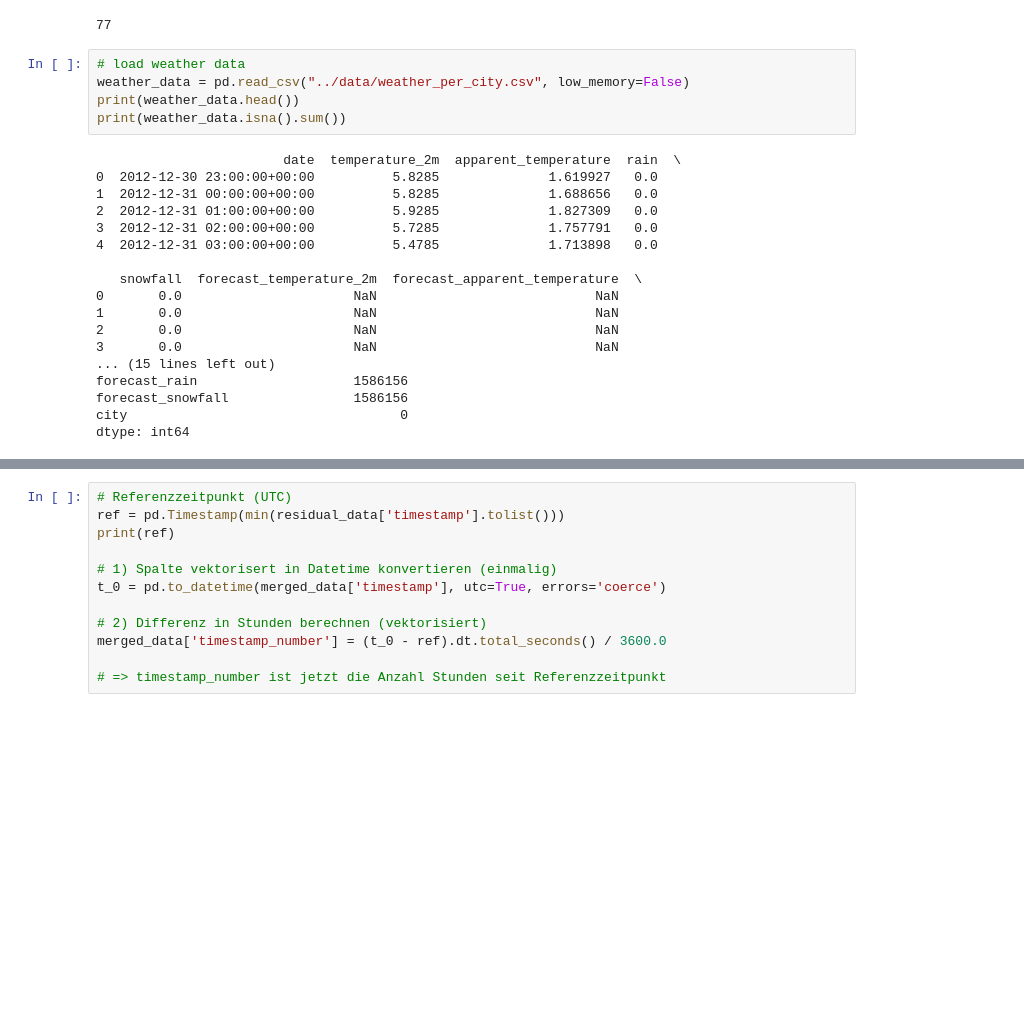
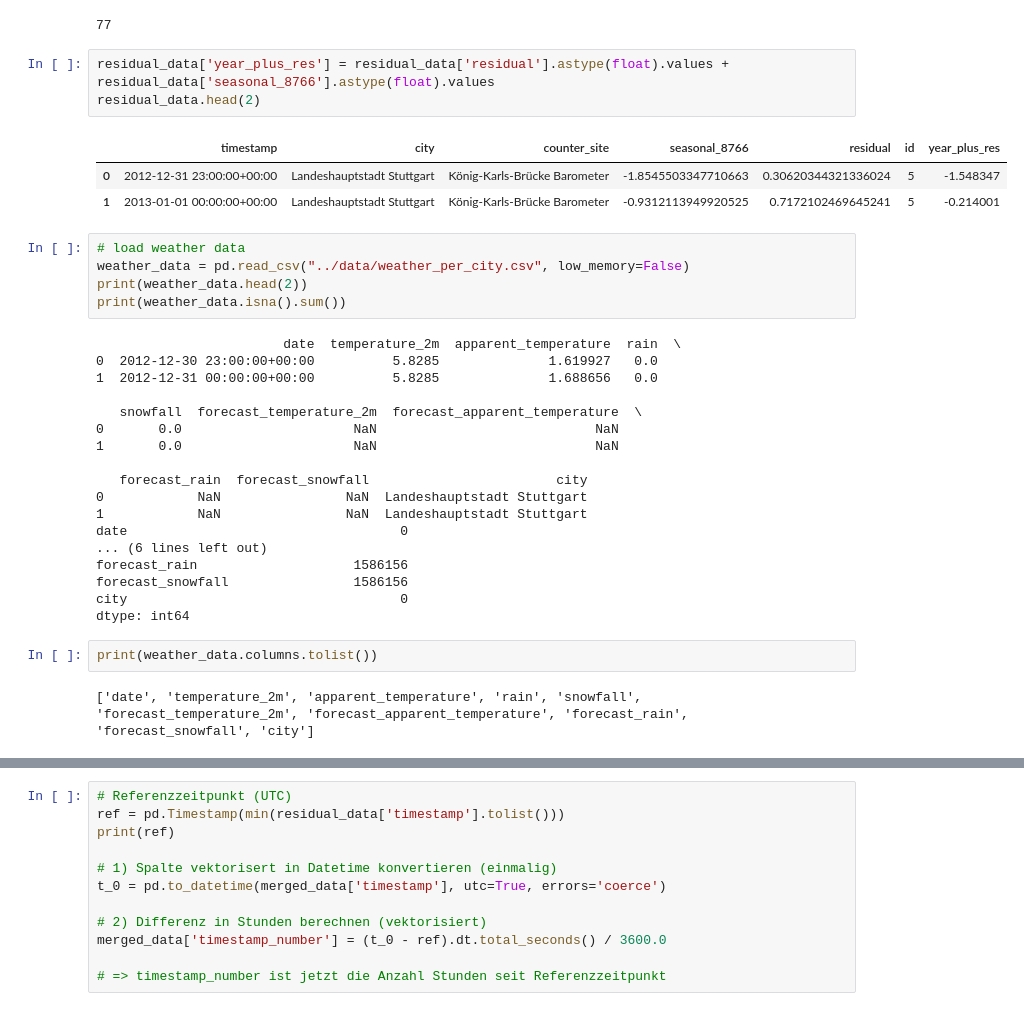
Before and after one commit to skessler01/data_literacy, a Jupyter notebook: notebooks/gams.ipynb, the cells around one changed output, grey strips where cells are left out. Cells and saved outputs as stored; diff of their text form; blank space fills up the shorter version.

```diff
--- a/notebooks/gams.ipynb
+++ b/notebooks/gams.ipynb
@@ -57,26 +58,37 @@ residual_data['id'] = residual_data.groupby(['city', 'counter_site']).ngroup()
 len(list(set(residual_data['id'].to_list())))
 # %% [output]
 77
+# %%
+residual_data['year_plus_res'] = residual_data['residual'].astype(float).values + residual_data['seasonal_8766'].astype(float).values
+residual_data.head(2)
+# %% [output]
+|  | timestamp | city | counter_site | seasonal_8766 | residual | id | year_plus_res |
+| 0 | 2012-12-31 23:00:00+00:00 | Landeshauptstadt Stuttgart | König-Karls-Brücke Barometer | -1.8545503347710663 | 0.30620344321336024 | 5 | -1.548347 |
+| 1 | 2013-01-01 00:00:00+00:00 | Landeshauptstadt Stuttgart | König-Karls-Brücke Barometer | -0.9312113949920525 | 0.7172102469645241 | 5 | -0.214001 |
 # %%
 # load weather data
 weather_data = pd.read_csv("../data/weather_per_city.csv", low_memory=False)
-print(weather_data.head())
+print(weather_data.head(2))
 print(weather_data.isna().sum())
 # %% [output]
                         date  temperature_2m  apparent_temperature  rain  \
 0  2012-12-30 23:00:00+00:00          5.8285              1.619927   0.0
 1  2012-12-31 00:00:00+00:00          5.8285              1.688656   0.0
-2  2012-12-31 01:00:00+00:00          5.9285              1.827309   0.0
-3  2012-12-31 02:00:00+00:00          5.7285              1.757791   0.0
-4  2012-12-31 03:00:00+00:00          5.4785              1.713898   0.0
 
    snowfall  forecast_temperature_2m  forecast_apparent_temperature  \
 0       0.0                      NaN                            NaN
 1       0.0                      NaN                            NaN
-2       0.0                      NaN                            NaN
-3       0.0                      NaN                            NaN
-... (15 lines left out)
+
+   forecast_rain  forecast_snowfall                        city
+0            NaN                NaN  Landeshauptstadt Stuttgart
+1            NaN                NaN  Landeshauptstadt Stuttgart
+date                                   0
+... (6 lines left out)
 forecast_rain                    1586156
 forecast_snowfall                1586156
 city                                   0
 dtype: int64
+# %%
+print(weather_data.columns.tolist())
+# %% [output]
+['date', 'temperature_2m', 'apparent_temperature', 'rain', 'snowfall', 'forecast_temperature_2m', 'forecast_apparent_temperature', 'forecast_rain', 'forecast_snowfall', 'city']
```
Also changed, not shown: parts of 11 cells of this notebook.
